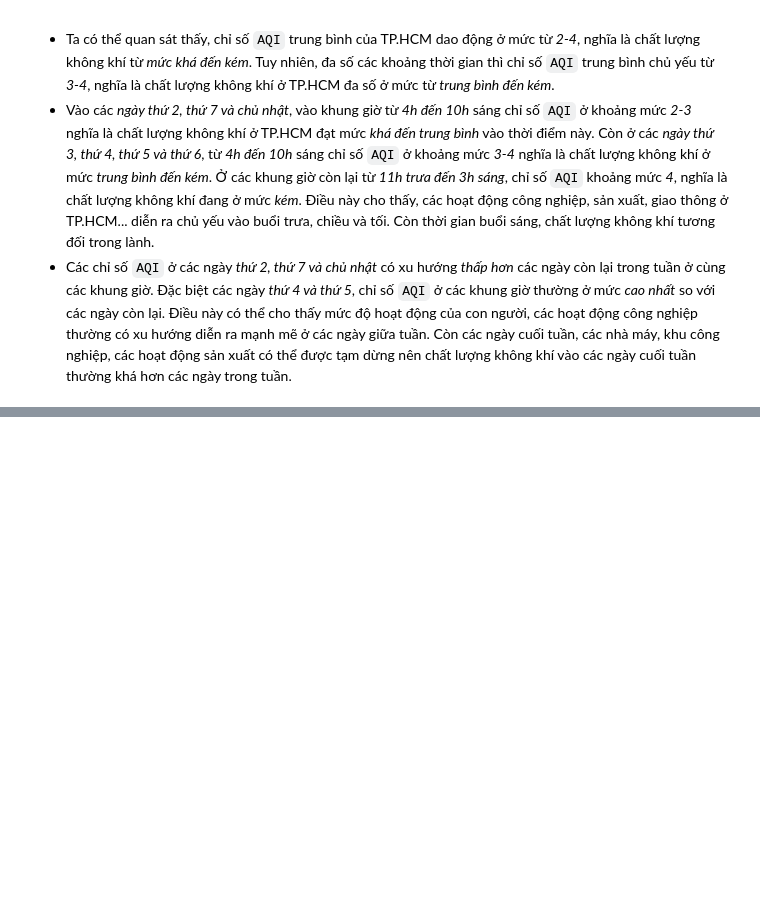
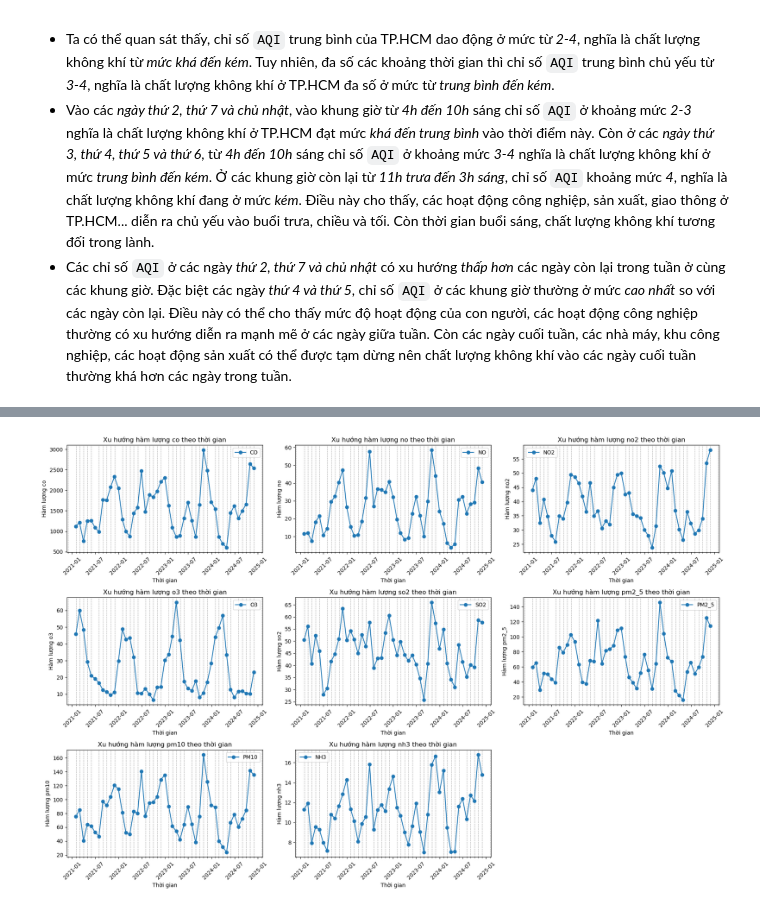
Before and after one commit to asde3458/NMKHDL, a Jupyter notebook: Notebooks/Making question.ipynb, the cells around one changed output, grey strips where cells are left out. Drawn from its saved outputs; the diff is of its cells as text; code cells hidden in the pictures; blank space fills up the shorter version.

```diff
--- a/Notebooks/Making question.ipynb
+++ b/Notebooks/Making question.ipynb
@@ -273,0 +407,12 @@ Dựa vào kết quả ở bảng và biểu đồ trên, có thể thấy rằn
+# %%
+# Tạo bản sao của data
+tempData_df = cleaned_df[['dt','co','no','no2','o3','so2','pm2_5','pm10','nh3']]
+tempData_df.set_index('dt', inplace=True)
+
+#Group dữ liệu theo tháng
+monthly_data = tempData_df.resample('M').mean()  # Lấy giá trị trung bình hàng tháng
+
+# Reset index để có DataFrame với cột 'dt' trở thành một cột thông thường
+monthly_data.reset_index(inplace=True)
+
+monthly_data
@@ -273,0 +450,32 @@ Dựa vào kết quả ở bảng và biểu đồ trên, có thể thấy rằn
+# %%
+# Danh sách các chất để vẽ
+substances = ['co', 'no', 'no2', 'o3', 'so2', 'pm2_5', 'pm10', 'nh3']
+
+# Thiết lập kích thước của biểu đồ
+plt.figure(figsize=(18, 12))
+
+# Vòng lặp để vẽ đường cho từng chất
+for i, substance in enumerate(substances, 1):
+    # Tạo subplot cho từng chất trên cùng một hàng
+    plt.subplot(3, 3, i)
+
+    # Vẽ đường cho chất thứ i
+    plt.plot(monthly_data['dt'], monthly_data[substance], label=substance.upper(), marker='o')
+
+    # Đặt tên cho các trục và tiêu đề biểu đồ
+    plt.xlabel('Thời gian')
+    plt.ylabel('Hàm lượng ' + substance)
+    plt.title('Xu hướng hàm lượng ' + substance + ' theo thời gian')
+    plt.legend()
+    plt.xticks(rotation=45)  # Xoay nhãn trục x để dễ đọc hơn
+
+    # Thêm tick phụ cho trục x (tick phụ hàng ngày)
+    ax = plt.gca()
+    ax.xaxis.set_minor_locator(mdates.MonthLocator(interval=1))  # Tick phụ hàng ngày
+    # Hiển thị grid cho tick phụ
+    ax.xaxis.grid(True, which='minor', linestyle='--')
+    # Hiển thị biểu đồ
+    plt.tight_layout()
+plt.show()
+# %% [output]
+[figure, added]
```
Also changed, not shown: parts of 10 cells of this notebook.
